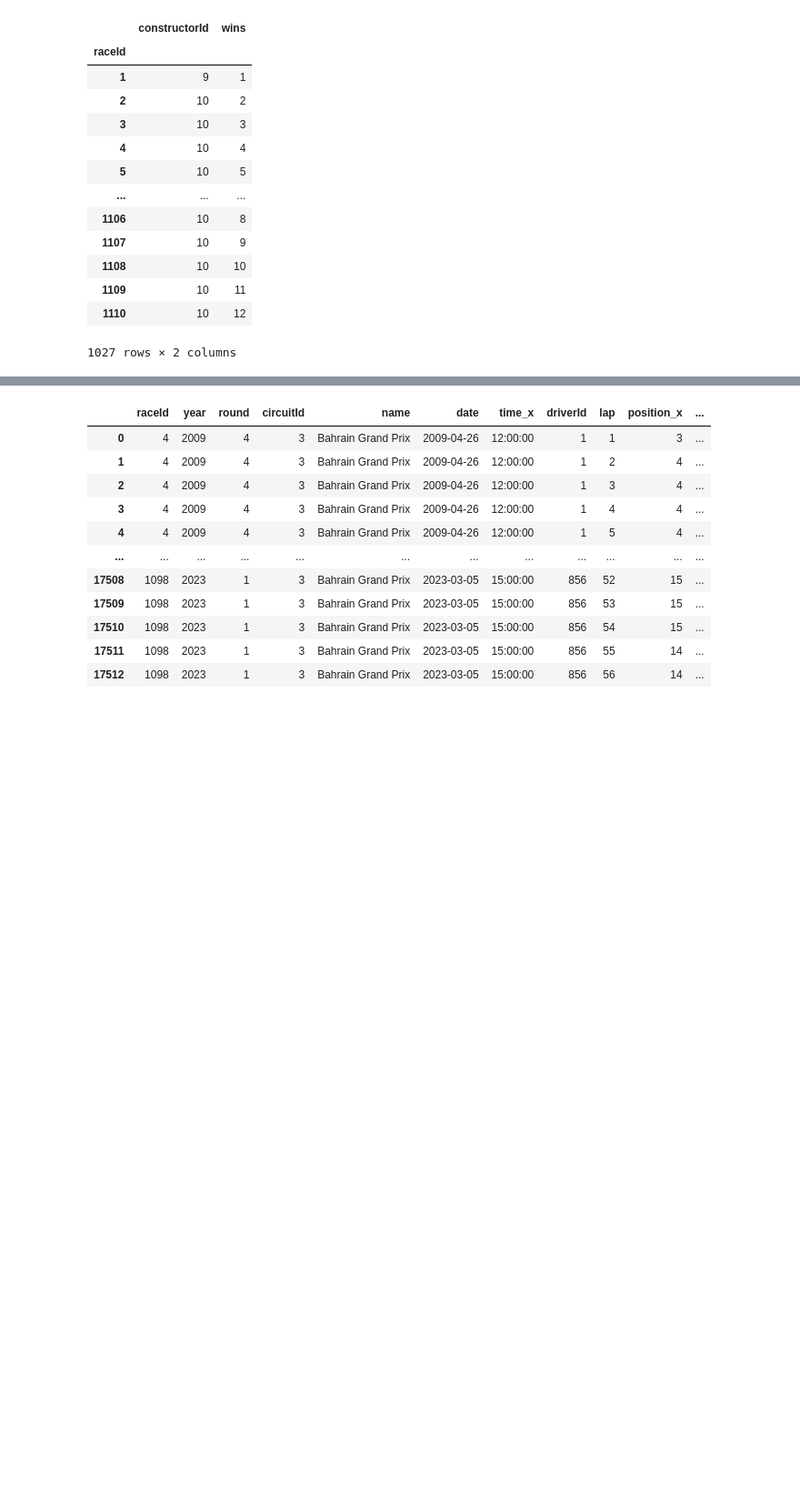
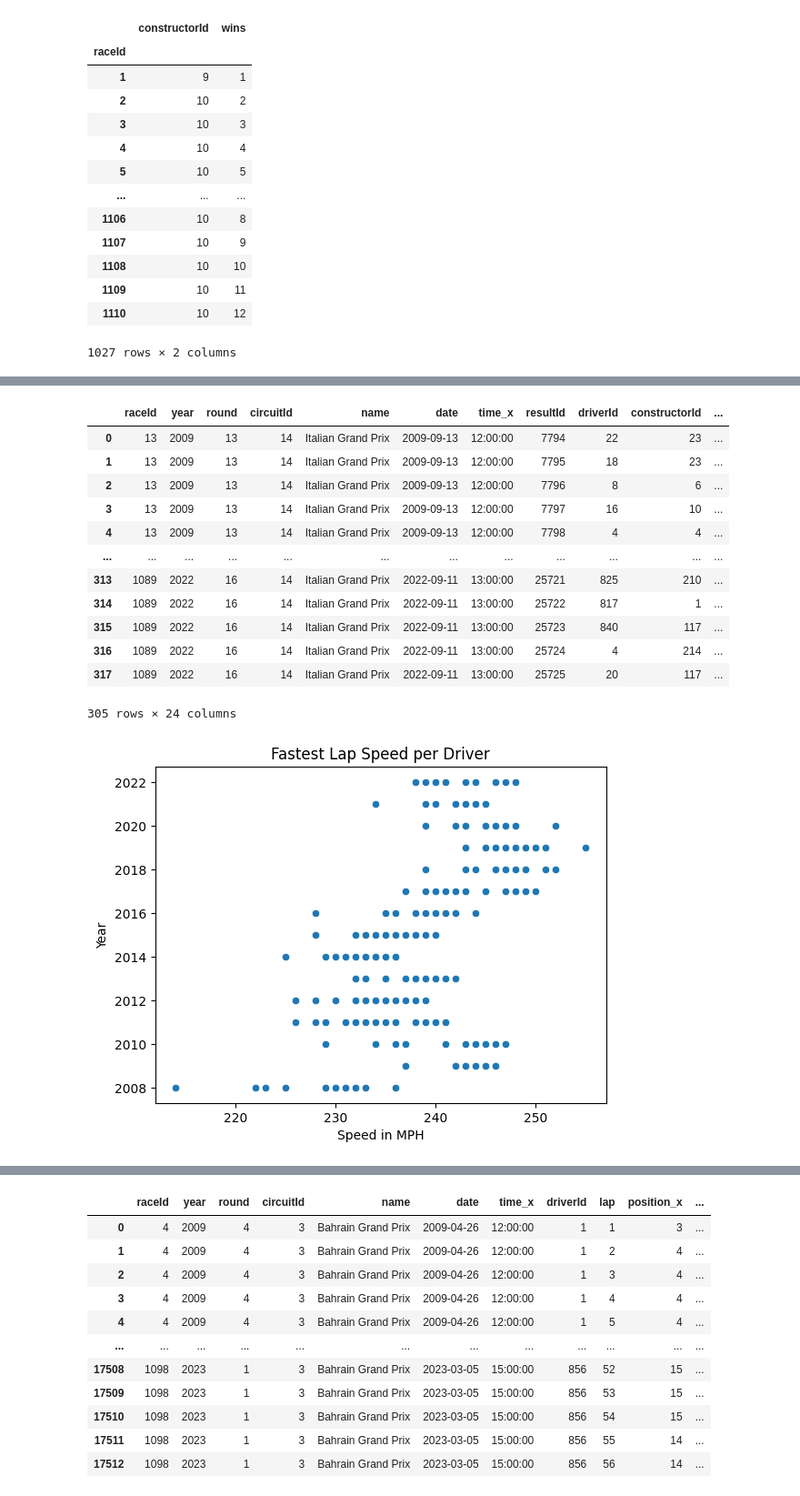
Before and after one commit to n8taylor/cs5830_final_project, a Jupyter notebook: finalProject.ipynb, the cells around one changed output, grey strips where cells are left out. Shown at 91% size. Cells and saved outputs as stored; diff of their text form; code cells hidden in the pictures; blank space fills up the shorter version.

```diff
--- a/finalProject.ipynb
+++ b/finalProject.ipynb
@@ -385,0 +426,48 @@ circuit_id = [1,3,4,6,9,11,13,14,15,18,22,24]
+# %%
+results = pd.read_csv('results.csv')
+lap_times = pd.read_csv('lap_times.csv')
+
+italian_circuit = races.loc[races['circuitId'] == 14]
+italian_circuit = italian_circuit[italian_circuit.year >= 2008]
+italian_circuit.drop(['url', 'fp1_date','fp1_time', 'fp2_date', 'fp2_time', 'fp3_date', 'fp3_time', 'quali_date', 'quali_time', 'sprint_date', 'sprint_time'], axis=1,  inplace=True)
+
+
+italian_circuit =  pd.merge(italian_circuit, results, on='raceId')
+
+
+italian_circuit = italian_circuit[italian_circuit.fastestLapSpeed != '\\N']
+
+
+italian_circuit['fastestLapSpeed'] = italian_circuit['fastestLapSpeed'].astype(str).astype(float).astype(int)
+italian_circuit['fastestLapTime'] = italian_circuit['fastestLapTime'].astype(str)
+display(italian_circuit)
+
+
+sns.scatterplot(x='fastestLapSpeed', y='year', data=italian_circuit)
+
+def lap_time_to_seconds(lap_time_str):
+    minutes, seconds = map(float, lap_time_str.split(':'))
+    return minutes * 60 + seconds
+
+# Apply the function to the 'lap_time' column
+italian_circuit['seconds'] = italian_circuit['fastestLapTime'].apply(lap_time_to_seconds)
+plt.title('Fastest Lap Speed per Driver')
+plt.xlabel('Speed in MPH')
+plt.ylabel('Year')
+
+plt.show()
+# %% [output]
+|  | raceId | year | round | circuitId | name | date | time_x | resultId | driverId | constructorId | ... |
+| 0 | 13 | 2009 | 13 | 14 | Italian Grand Prix | 2009-09-13 | 12:00:00 | 7794 | 22 | 23 | ... |
+| 1 | 13 | 2009 | 13 | 14 | Italian Grand Prix | 2009-09-13 | 12:00:00 | 7795 | 18 | 23 | ... |
+| 2 | 13 | 2009 | 13 | 14 | Italian Grand Prix | 2009-09-13 | 12:00:00 | 7796 | 8 | 6 | ... |
+| 3 | 13 | 2009 | 13 | 14 | Italian Grand Prix | 2009-09-13 | 12:00:00 | 7797 | 16 | 10 | ... |
+| 4 | 13 | 2009 | 13 | 14 | Italian Grand Prix | 2009-09-13 | 12:00:00 | 7798 | 4 | 4 | ... |
+| ... | ... | ... | ... | ... | ... | ... | ... | ... | ... | ... | ... |
+| 313 | 1089 | 2022 | 16 | 14 | Italian Grand Prix | 2022-09-11 | 13:00:00 | 25721 | 825 | 210 | ... |
+| 314 | 1089 | 2022 | 16 | 14 | Italian Grand Prix | 2022-09-11 | 13:00:00 | 25722 | 817 | 1 | ... |
+| 315 | 1089 | 2022 | 16 | 14 | Italian Grand Prix | 2022-09-11 | 13:00:00 | 25723 | 840 | 117 | ... |
+| 316 | 1089 | 2022 | 16 | 14 | Italian Grand Prix | 2022-09-11 | 13:00:00 | 25724 | 4 | 214 | ... |
+| 317 | 1089 | 2022 | 16 | 14 | Italian Grand Prix | 2022-09-11 | 13:00:00 | 25725 | 20 | 117 | ... |
+305 rows × 24 columns
+[figure, added]
```
Also changed, not shown: parts of 6 cells of this notebook.
